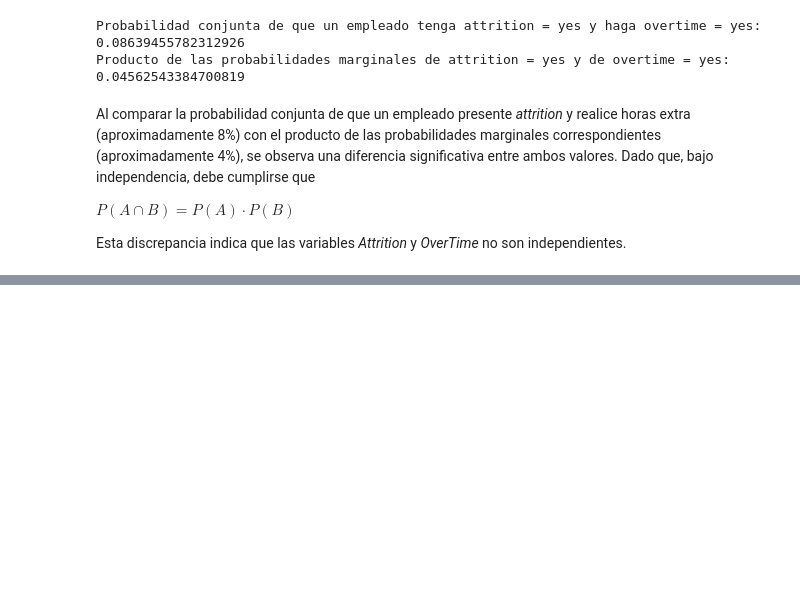
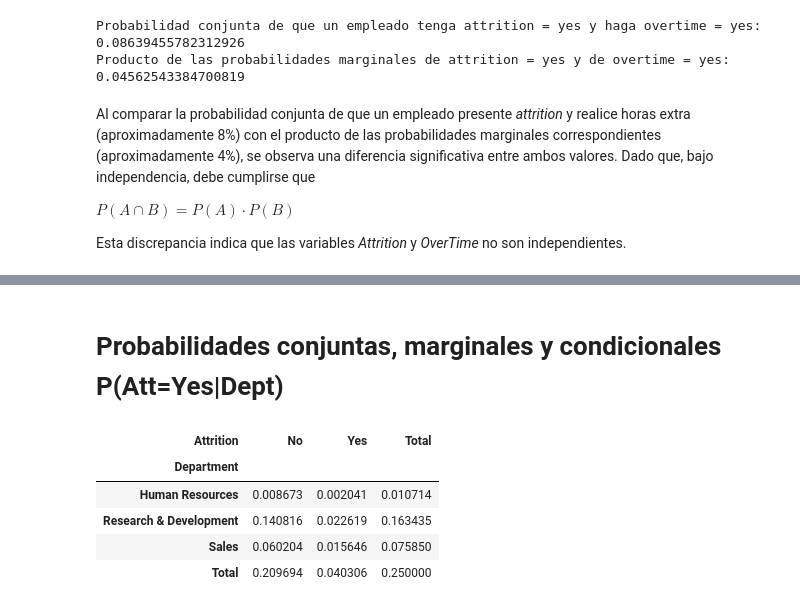
Before and after one commit to Lysjoma/EstadisticaMaestria2, a Jupyter notebook: Taller2/Taller.ipynb, the cells around one changed output, grey strips where cells are left out. Cells and saved outputs as stored; diff of their text form; code cells hidden in the pictures; blank space fills up the shorter version.

```diff
--- a/Taller2/Taller.ipynb
+++ b/Taller2/Taller.ipynb
@@ -194,0 +210,13 @@ Esta discrepancia indica que las variables *Attrition* y *OverTime* no son indep
+# %% [markdown]
+# Probabilidades conjuntas, marginales y condicionales P(Att=Yes|Dept)
+# %%
+# Se crea la tabla de probabilidades conjuntas entre Department y Attrition.
+TablaProbConjunta_D_A = tabla_d_a/tabla_d_a.values.sum()
+TablaProbConjunta_D_A
+# %% [output]
+| Attrition | No | Yes | Total |
+| Department |  |  |  |
+| Human Resources | 0.008673 | 0.002041 | 0.010714 |
+| Research & Development | 0.140816 | 0.022619 | 0.163435 |
+| Sales | 0.060204 | 0.015646 | 0.075850 |
+| Total | 0.209694 | 0.040306 | 0.250000 |
```
Also changed, not shown: parts of 3 cells of this notebook.
